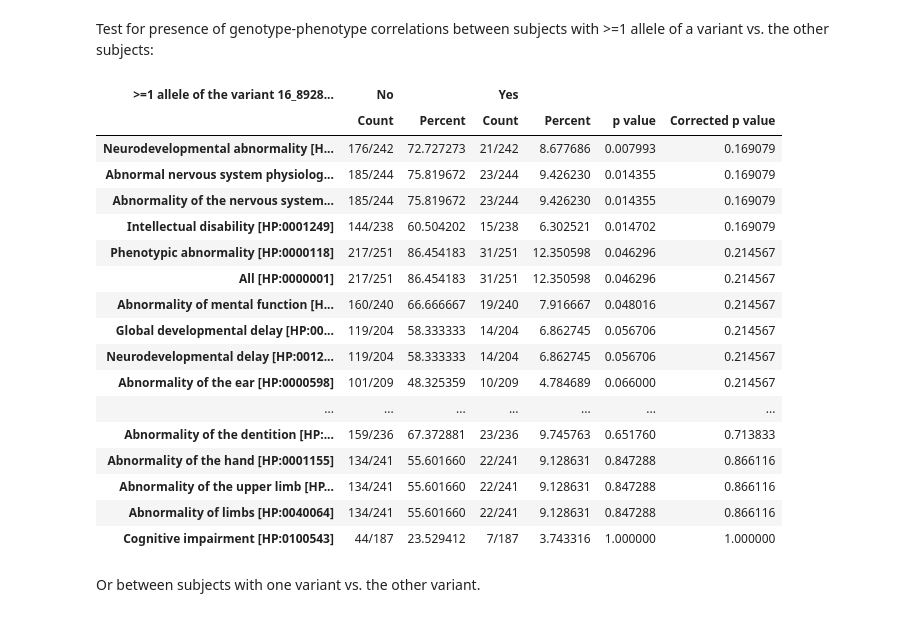
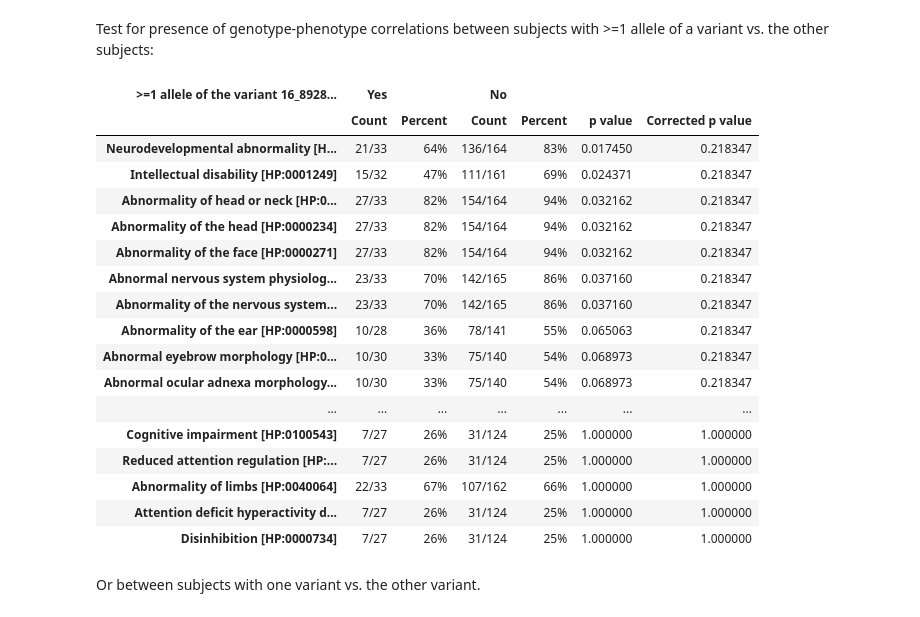
Before and after one commit to monarch-initiative/gpsea, a Jupyter notebook: notebooks/KBG/KBG.ipynb, the cells around one changed output. Drawn from its saved outputs; the diff is of its cells as text; code cells hidden in the pictures.

```diff
--- a/notebooks/KBG/KBG.ipynb
+++ b/notebooks/KBG/KBG.ipynb
@@ -19,5 +19,6 @@ We use HPO `v2023-10-09` release for this analysis.
 # %%
 import hpotk
 
-fpath_hpo = 'https://github.com/obophenotype/human-phenotype-ontology/releases/download/v2023-10-09/hp.json'
-hpo = hpotk.load_minimal_ontology(fpath_hpo)
+store = hpotk.configure_ontology_store()
+hpo = store.load_minimal_hpo(release='v2023-10-09')
+print(f'Loaded HPO v{hpo.version}')
@@ -29,6 +32,6 @@ We will load phenopacket JSON files located in `phenopackets` folder that is nex
 from genophenocorr.preprocessing import configure_caching_cohort_creator, load_phenopacket_folder
 
 fpath_phenopackets = 'phenopackets'
-cohort_creator = configure_caching_cohort_creator(hpo, cache_dir='temp_cache')
+cohort_creator = configure_caching_cohort_creator(hpo, timeout=20)
 cohort = load_phenopacket_folder(fpath_phenopackets, cohort_creator)
 # %% [output]
@@ -116,13 +119,12 @@ Use the entry in the "Key" column to investigate whether specific variants displ
 ## Configure the analysis
 # %%
 from genophenocorr.analysis import configure_cohort_analysis, CohortAnalysisConfiguration
-from genophenocorr.analysis.predicate import BooleanPredicate, GroupingPredicate
+from genophenocorr.analysis.predicate import PatientCategories
 
-analysis_config = CohortAnalysisConfiguration.builder()\
-    .missing_implies_excluded(True)\
-    .pval_correction('fdr_bh')\
-    .min_perc_patients_w_hpo(0.1)\
-    .build()
+analysis_config = CohortAnalysisConfiguration()
+analysis_config.missing_implies_excluded = True
+analysis_config.pval_correction = 'fdr_bh'
+analysis_config.min_perc_patients_w_hpo = 0.1
 analysis = configure_cohort_analysis(cohort, hpo, config=analysis_config)
 # %% [markdown]
 Test for presence of genotype-phenotype correlations between frameshift variants vs. others.
@@ -154,26 +156,26 @@ frameshift.summarize(hpo, BooleanPredicate.YES)
 Test for presence of genotype-phenotype correlations between subjects with >=1 allele of a variant vs. the other subjects:
 # %%
 var_single = analysis.compare_by_variant_key('16_89284634_89284639_GTGTTT_G')
-var_single.summarize(hpo, BooleanPredicate.YES)
+var_single.summarize(hpo, PatientCategories.YES)
 # %% [output]
-| >=1 allele of the variant 16_8928... | No |  | Yes |  |  |  |
+| >=1 allele of the variant 16_8928... | Yes |  | No |  |  |  |
 |  | Count | Percent | Count | Percent | p value | Corrected p value |
-| Neurodevelopmental abnormality [H... | 176/242 | 72.727273 | 21/242 | 8.677686 | 0.007993 | 0.169079 |
-| Abnormal nervous system physiolog... | 185/244 | 75.819672 | 23/244 | 9.426230 | 0.014355 | 0.169079 |
-| Abnormality of the nervous system... | 185/244 | 75.819672 | 23/244 | 9.426230 | 0.014355 | 0.169079 |
-| Intellectual disability [HP:0001249] | 144/238 | 60.504202 | 15/238 | 6.302521 | 0.014702 | 0.169079 |
-| Phenotypic abnormality [HP:0000118] | 217/251 | 86.454183 | 31/251 | 12.350598 | 0.046296 | 0.214567 |
-| All [HP:0000001] | 217/251 | 86.454183 | 31/251 | 12.350598 | 0.046296 | 0.214567 |
-| Abnormality of mental function [H... | 160/240 | 66.666667 | 19/240 | 7.916667 | 0.048016 | 0.214567 |
-| Global developmental delay [HP:00... | 119/204 | 58.333333 | 14/204 | 6.862745 | 0.056706 | 0.214567 |
-| Neurodevelopmental delay [HP:0012... | 119/204 | 58.333333 | 14/204 | 6.862745 | 0.056706 | 0.214567 |
-| Abnormality of the ear [HP:0000598] | 101/209 | 48.325359 | 10/209 | 4.784689 | 0.066000 | 0.214567 |
+| Neurodevelopmental abnormality [H... | 21/33 | 64% | 136/164 | 83% | 0.017450 | 0.218347 |
+| Intellectual disability [HP:0001249] | 15/32 | 47% | 111/161 | 69% | 0.024371 | 0.218347 |
+| Abnormality of head or neck [HP:0... | 27/33 | 82% | 154/164 | 94% | 0.032162 | 0.218347 |
+| Abnormality of the head [HP:0000234] | 27/33 | 82% | 154/164 | 94% | 0.032162 | 0.218347 |
+| Abnormality of the face [HP:0000271] | 27/33 | 82% | 154/164 | 94% | 0.032162 | 0.218347 |
+| Abnormal nervous system physiolog... | 23/33 | 70% | 142/165 | 86% | 0.037160 | 0.218347 |
+| Abnormality of the nervous system... | 23/33 | 70% | 142/165 | 86% | 0.037160 | 0.218347 |
+| Abnormality of the ear [HP:0000598] | 10/28 | 36% | 78/141 | 55% | 0.065063 | 0.218347 |
+| Abnormal eyebrow morphology [HP:0... | 10/30 | 33% | 75/140 | 54% | 0.068973 | 0.218347 |
+| Abnormal ocular adnexa morphology... | 10/30 | 33% | 75/140 | 54% | 0.068973 | 0.218347 |
 | ... | ... | ... | ... | ... | ... | ... |
-| Abnormality of the dentition [HP:... | 159/236 | 67.372881 | 23/236 | 9.745763 | 0.651760 | 0.713833 |
-| Abnormality of the hand [HP:0001155] | 134/241 | 55.601660 | 22/241 | 9.128631 | 0.847288 | 0.866116 |
-| Abnormality of the upper limb [HP... | 134/241 | 55.601660 | 22/241 | 9.128631 | 0.847288 | 0.866116 |
-| Abnormality of limbs [HP:0040064] | 134/241 | 55.601660 | 22/241 | 9.128631 | 0.847288 | 0.866116 |
-| Cognitive impairment [HP:0100543] | 44/187 | 23.529412 | 7/187 | 3.743316 | 1.000000 | 1.000000 |
+| Cognitive impairment [HP:0100543] | 7/27 | 26% | 31/124 | 25% | 1.000000 | 1.000000 |
+| Reduced attention regulation [HP:... | 7/27 | 26% | 31/124 | 25% | 1.000000 | 1.000000 |
+| Abnormality of limbs [HP:0040064] | 22/33 | 67% | 107/162 | 66% | 1.000000 | 1.000000 |
+| Attention deficit hyperactivity d... | 7/27 | 26% | 31/124 | 25% | 1.000000 | 1.000000 |
+| Disinhibition [HP:0000734] | 7/27 | 26% | 31/124 | 25% | 1.000000 | 1.000000 |
 # %% [markdown]
 Or between subjects with one variant vs. the other variant.
 # %%
```
Also changed, not shown: parts of 7 cells of this notebook, 4 other files.
